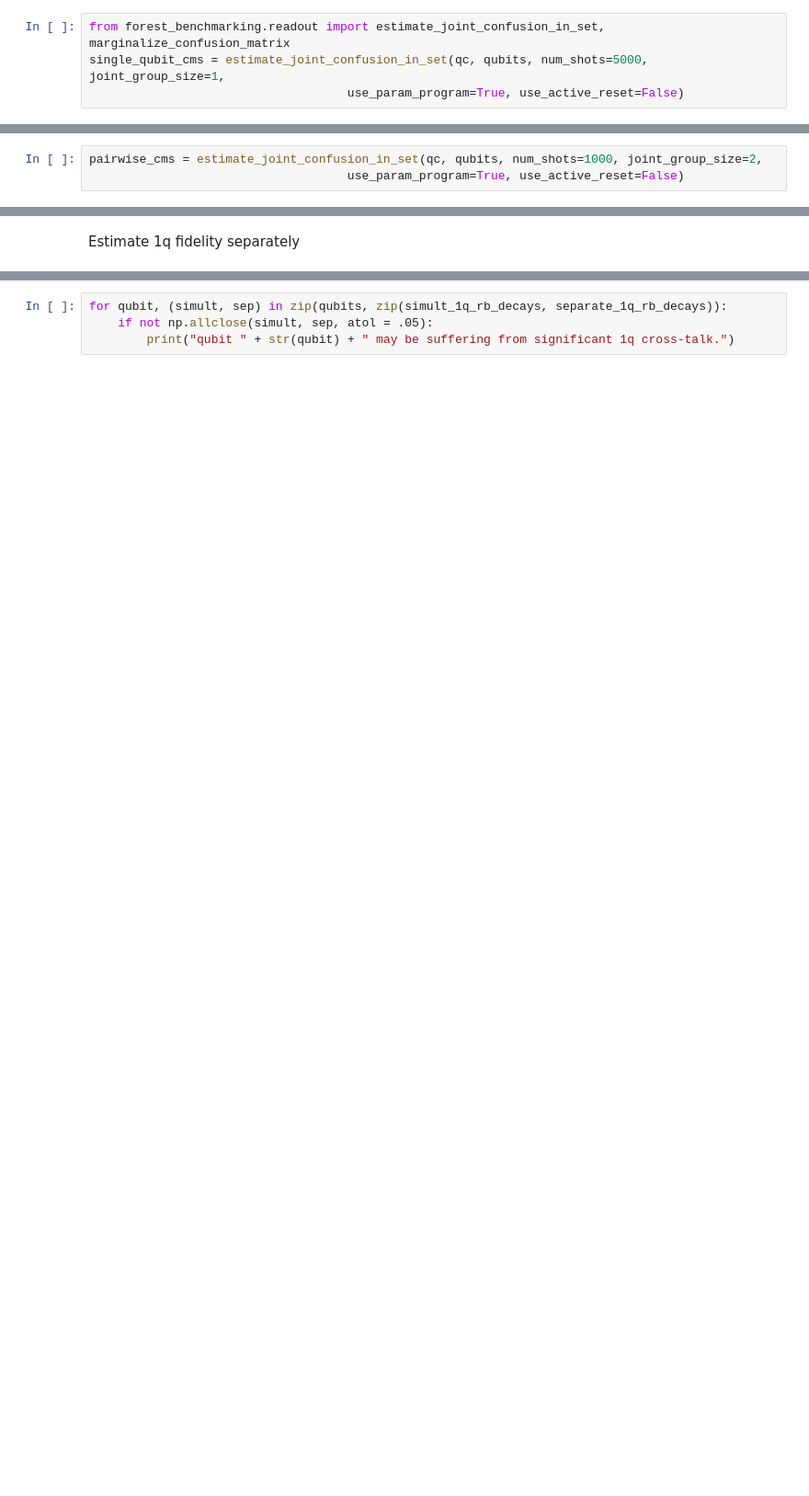
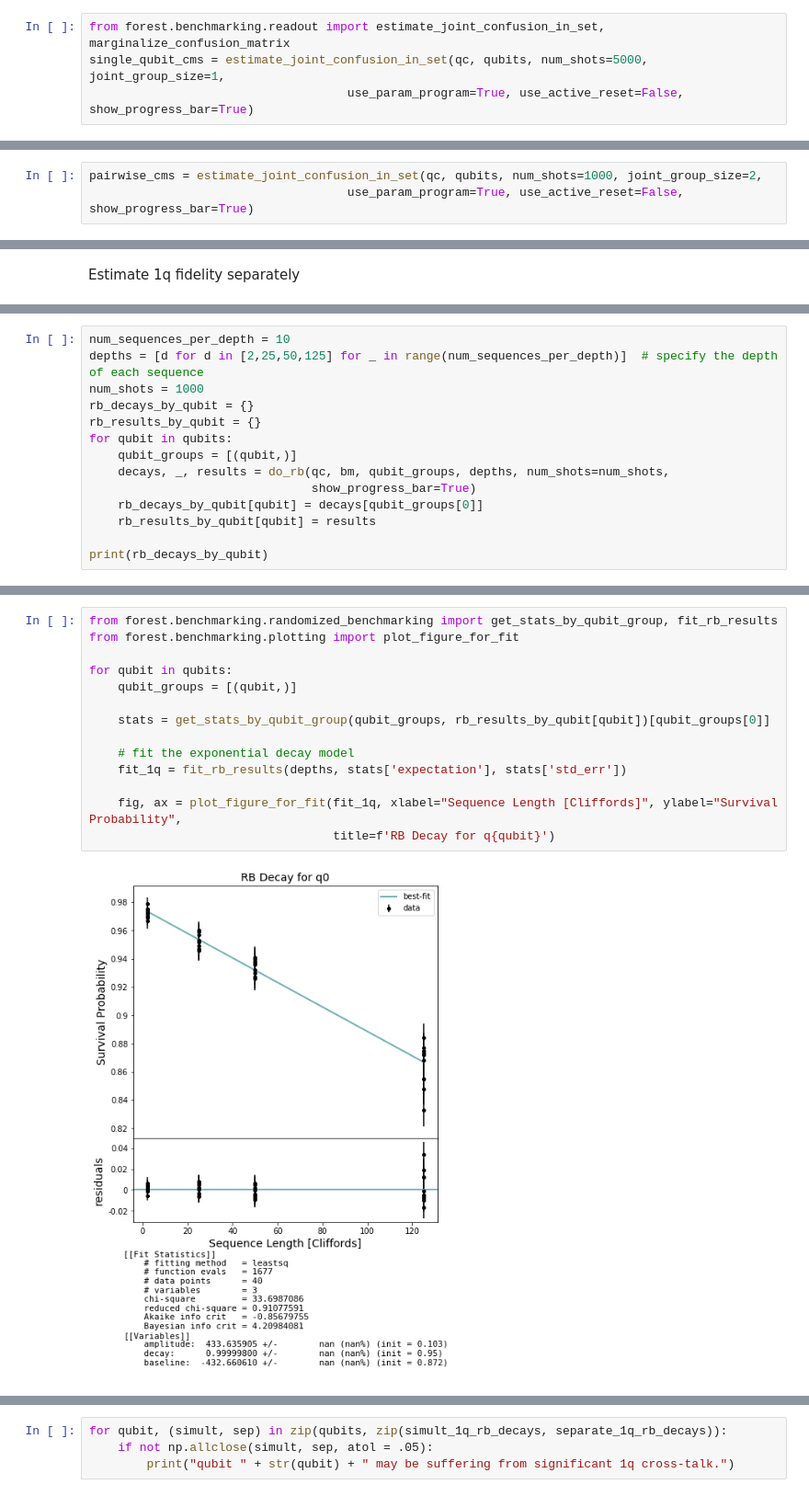
Before and after one commit to rigetti/forest-benchmarking, a Jupyter notebook: examples/chip_scan.ipynb, the cells around one changed output, grey strips where cells are left out. Shown at 92% size. Cells and saved outputs as stored; diff of their text form; blank space fills up the shorter version.

```diff
--- a/examples/chip_scan.ipynb
+++ b/examples/chip_scan.ipynb
@@ -44,7 +67,7 @@ print([np.round(np.sum(cm, axis=0)[0]/2, 3) for cm in single_qubit_reset_cms.val
 # %%
-from forest_benchmarking.readout import estimate_joint_confusion_in_set, marginalize_confusion_matrix
+from forest.benchmarking.readout import estimate_joint_confusion_in_set, marginalize_confusion_matrix
 single_qubit_cms = estimate_joint_confusion_in_set(qc, qubits, num_shots=5000, joint_group_size=1,
-                                    use_param_program=True, use_active_reset=False)
+                                    use_param_program=True, use_active_reset=False, show_progress_bar=True)
 # %% [markdown]
 Confusion matrix, Avg Fidelity, Asymmetry
 # %%
@@ -56,7 +93,7 @@ print([np.round(np.trace(sigma_z @ cm)/2, 3) for cm in single_qubit_cms.values()
 Simultaneous Confusion Matrix (pairwise; can try len(qubits) but may be too slow)
 # %%
 pairwise_cms = estimate_joint_confusion_in_set(qc, qubits, num_shots=1000, joint_group_size=2,
-                                    use_param_program=True, use_active_reset=False)
+                                    use_param_program=True, use_active_reset=False, show_progress_bar=True)
 # %% [markdown]
  Look for Significant Correlated Error
 # %%
@@ -226,0 +148,14 @@ print(separate_1q_rb_decays)
+# %%
+num_sequences_per_depth = 10
+depths = [d for d in [2,25,50,125] for _ in range(num_sequences_per_depth)]  # specify the depth of each sequence
+num_shots = 1000
+rb_decays_by_qubit = {}
+rb_results_by_qubit = {}
+for qubit in qubits:
+    qubit_groups = [(qubit,)]
+    decays, _, results = do_rb(qc, bm, qubit_groups, depths, num_shots=num_shots,
+                               show_progress_bar=True)
+    rb_decays_by_qubit[qubit] = decays[qubit_groups[0]]
+    rb_results_by_qubit[qubit] = results
+
+print(rb_decays_by_qubit)
@@ -226,0 +167,16 @@ print(separate_1q_rb_decays)
+# %%
+from forest.benchmarking.randomized_benchmarking import get_stats_by_qubit_group, fit_rb_results
+from forest.benchmarking.plotting import plot_figure_for_fit
+
+for qubit in qubits:
+    qubit_groups = [(qubit,)]
+
+    stats = get_stats_by_qubit_group(qubit_groups, rb_results_by_qubit[qubit])[qubit_groups[0]]
+
+    # fit the exponential decay model
+    fit_1q = fit_rb_results(depths, stats['expectation'], stats['std_err'])
+
+    fig, ax = plot_figure_for_fit(fit_1q, xlabel="Sequence Length [Cliffords]", ylabel="Survival Probability",
+                                  title=f'RB Decay for q{qubit}')
+# %% [output]
+[figure, added]
```
Also changed, not shown: parts of 38 cells of this notebook.
